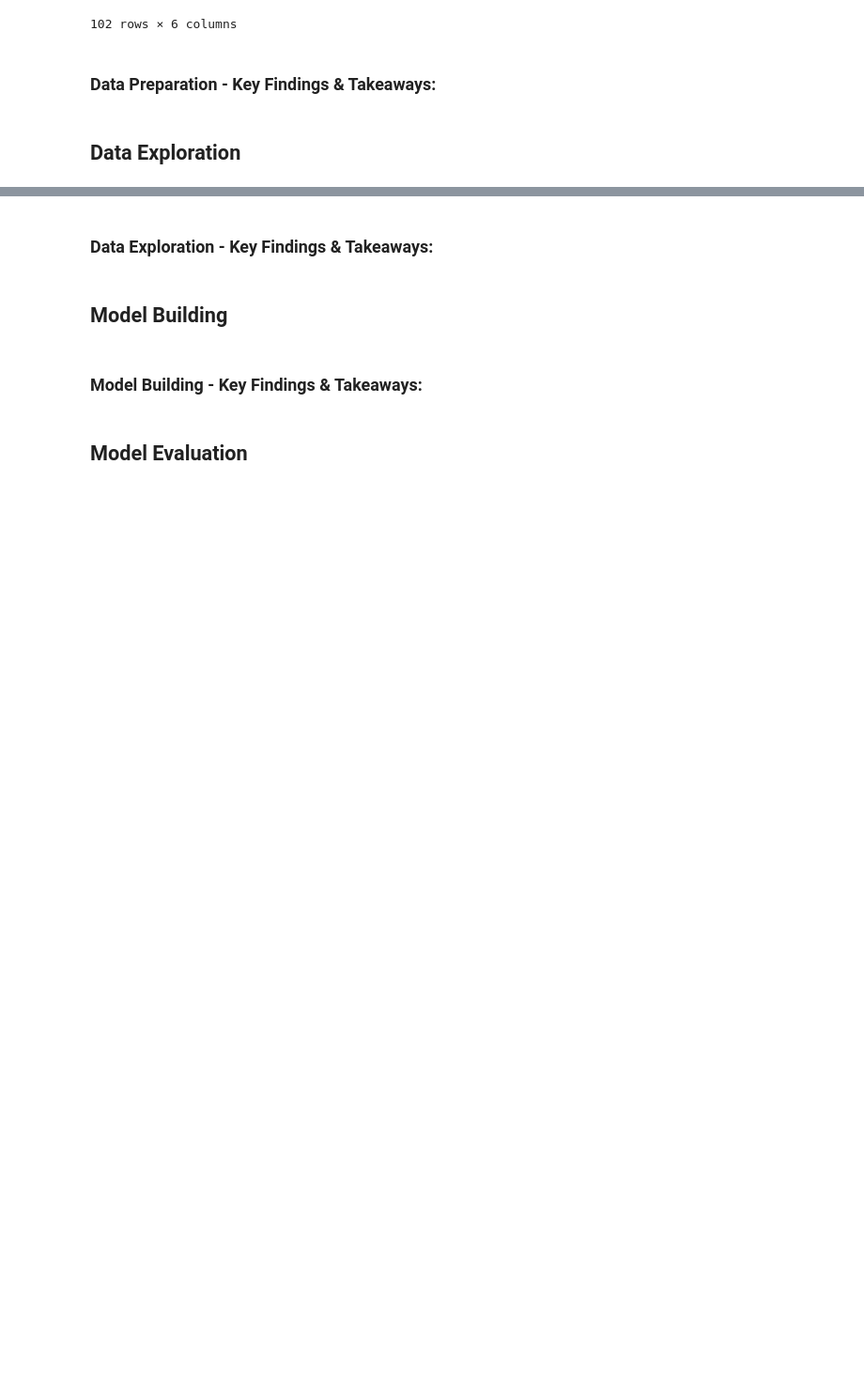
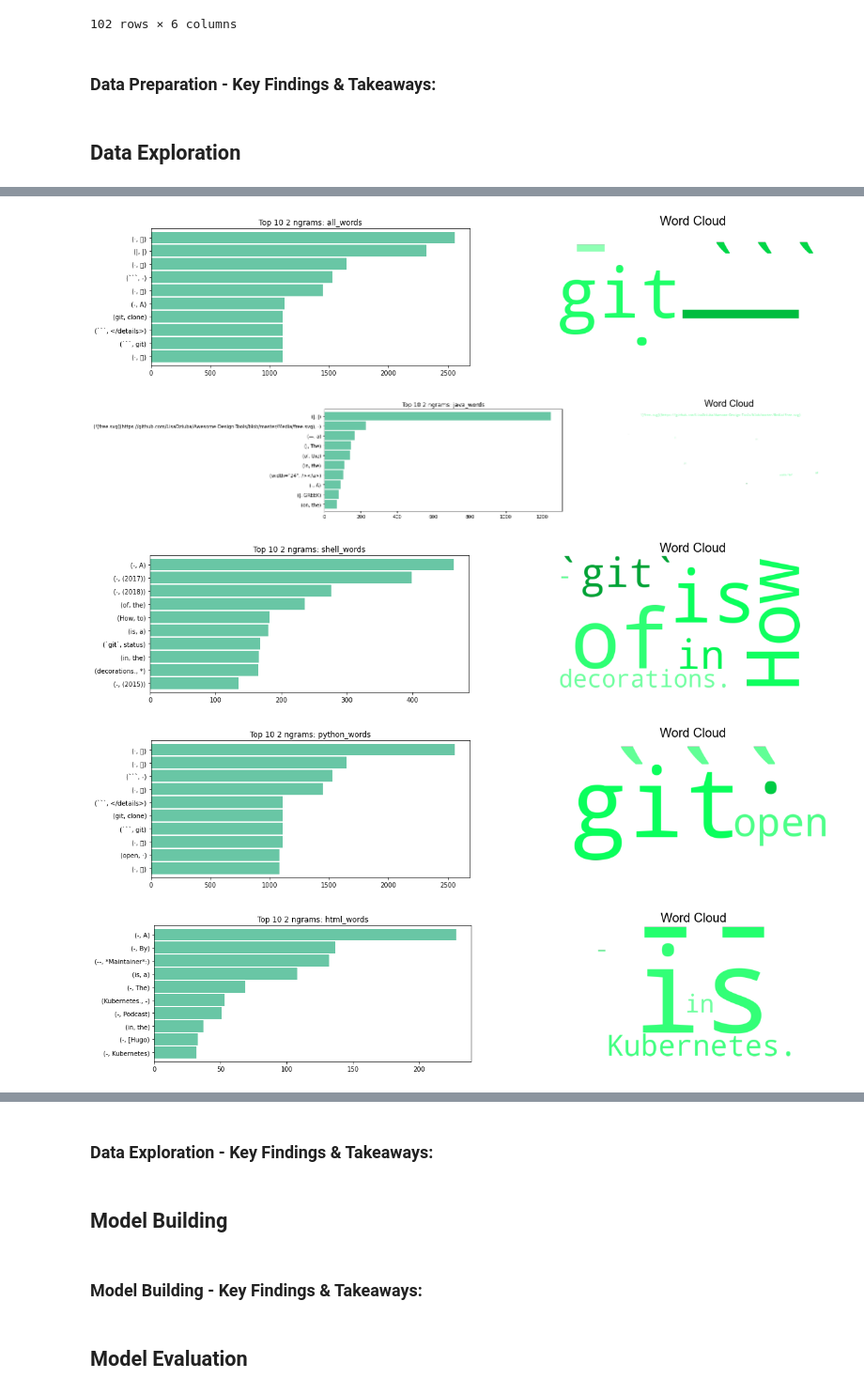
Before and after one commit to NLP-G4/NLP_group_project, a Jupyter notebook: final_report.ipynb, the cells around one changed output, grey strips where cells are left out. Shown at 94% size. Cells and saved outputs as stored; diff of their text form; code cells hidden in the pictures; blank space fills up the shorter version.

```diff
--- a/final_report.ipynb
+++ b/final_report.ipynb
@@ -159,0 +196,9 @@ explore.word_count_word_cloud(str1)
+# %%
+# now let's look at bigrams
+explore.word_count_word_cloud(this_list, that_list, n = 2, x=10, title_name = None)
+# %% [output]
+[figure, added]
+[figure, added]
+[figure, added]
+[figure, added]
+[figure, added]
```
Also changed, not shown: parts of 10 cells of this notebook.
